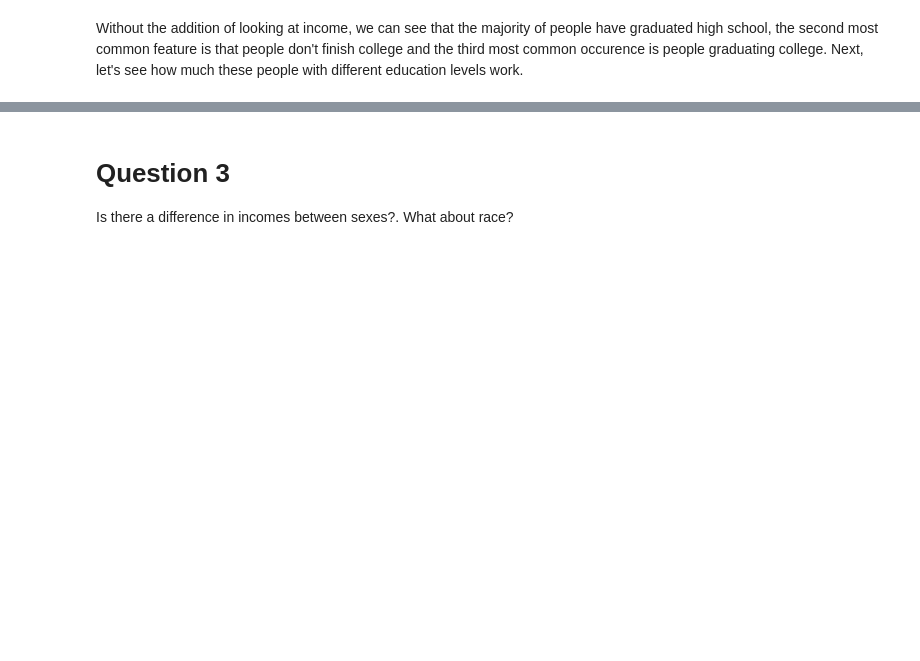
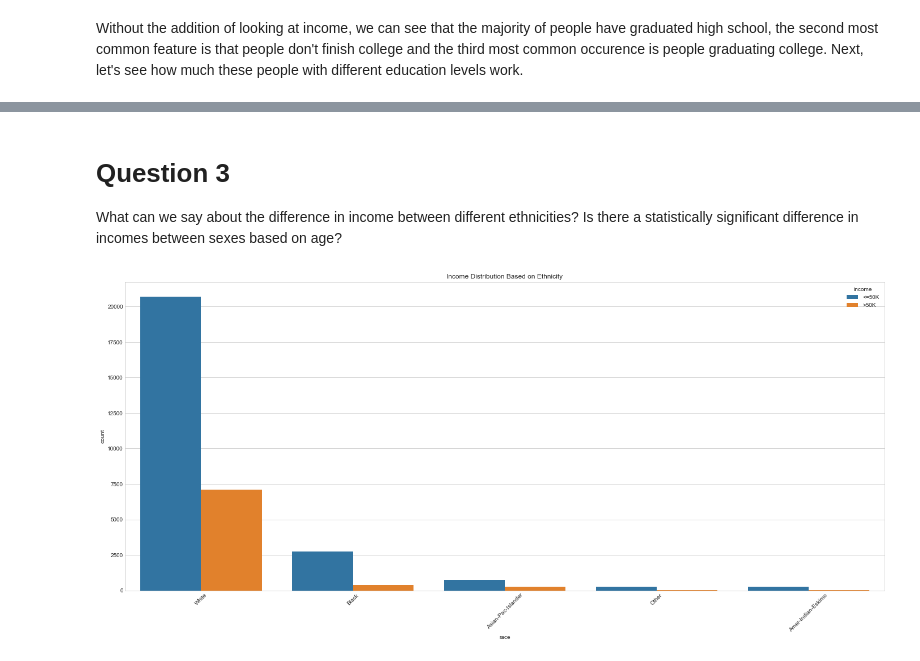
Before and after one commit to lamkg/Thinkful-Prep-Project, a Jupyter notebook: Prep Capstone .ipynb, the cells around one changed output, grey strips where cells are left out. Drawn from its saved outputs; the diff is of its cells as text; code cells hidden in the pictures; blank space fills up the shorter version.

```diff
--- a/Prep Capstone .ipynb
+++ b/Prep Capstone .ipynb
@@ -218,3 +244,3 @@ A person may make more money the better educated that person is, but that person
 # %% [markdown]
 # Question 3
-Is there a difference in incomes between sexes?. What about race?
+What can we say about the difference in income between different ethnicities? Is there a statistically significant difference in incomes between sexes based on age?
@@ -225,0 +247,7 @@ Is there a difference in incomes between sexes?. What about race?
+# %%
+plt.xticks(rotation=45)
+sns.countplot(df['race'],hue=df['income'])
+plt.title('Income Distribution Based on Ethnicity')
+plt.show()
+# %% [output]
+[figure, added]
```
Also changed, not shown: parts of 25 cells of this notebook.
